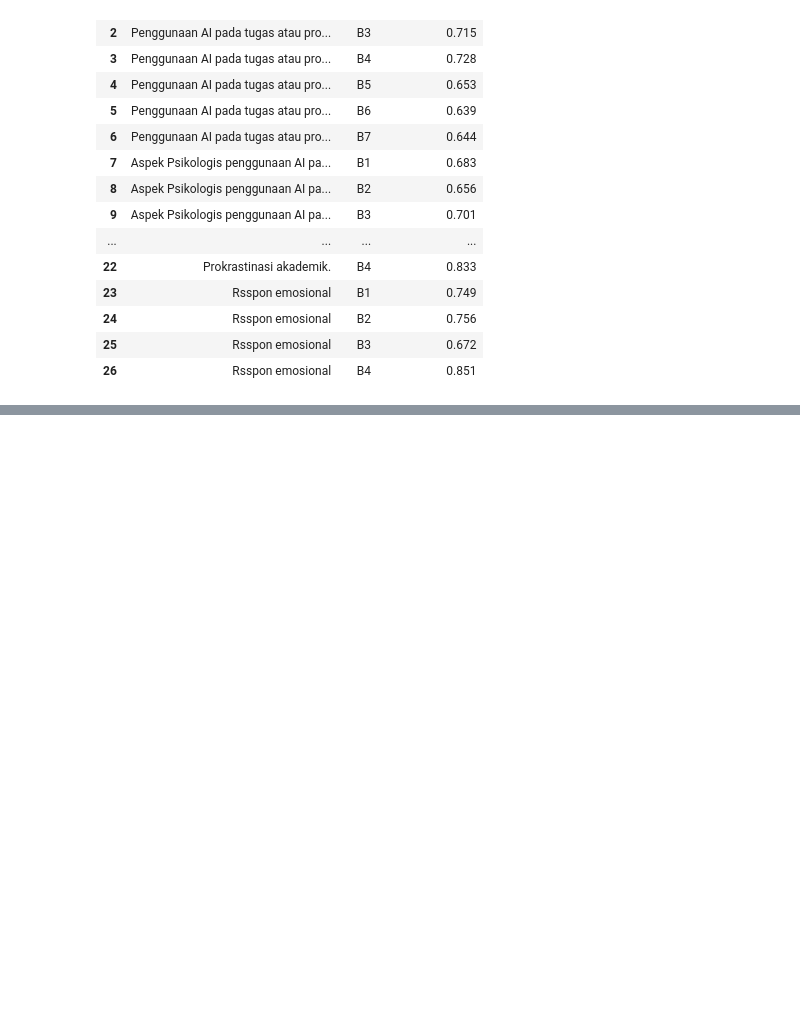
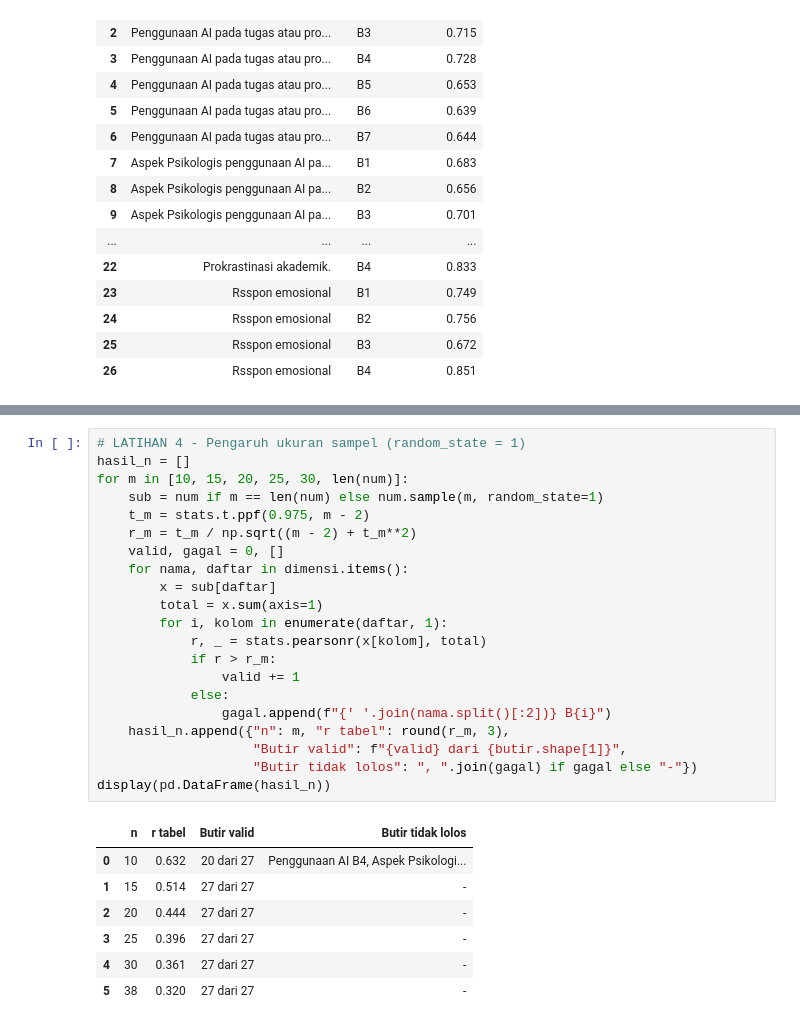
Before and after one commit to Aqilafadilla25/Probstik_AqilaFadila_3TID, a Jupyter notebook: ProbstatUjiKuisoner.ipynb, the cells around one changed output, grey strips where cells are left out. Saved outputs shown, nothing was run; the diff lists cells and outputs as text; blank space fills up the shorter version.

```diff
--- a/ProbstatUjiKuisoner.ipynb
+++ b/ProbstatUjiKuisoner.ipynb
@@ -163,0 +300,29 @@ files.download("hasil_uji_validitas_reliabilitas.xlsx")
+# %%
+# LATIHAN 4 - Pengaruh ukuran sampel (random_state = 1)
+hasil_n = []
+for m in [10, 15, 20, 25, 30, len(num)]:
+    sub = num if m == len(num) else num.sample(m, random_state=1)
+    t_m = stats.t.ppf(0.975, m - 2)
+    r_m = t_m / np.sqrt((m - 2) + t_m**2)
+    valid, gagal = 0, []
+    for nama, daftar in dimensi.items():
+        x = sub[daftar]
+        total = x.sum(axis=1)
+        for i, kolom in enumerate(daftar, 1):
+            r, _ = stats.pearsonr(x[kolom], total)
+            if r > r_m:
+                valid += 1
+            else:
+                gagal.append(f"{' '.join(nama.split()[:2])} B{i}")
+    hasil_n.append({"n": m, "r tabel": round(r_m, 3),
+                    "Butir valid": f"{valid} dari {butir.shape[1]}",
+                    "Butir tidak lolos": ", ".join(gagal) if gagal else "-"})
+display(pd.DataFrame(hasil_n))
+# %% [output]
+|  | n | r tabel | Butir valid | Butir tidak lolos |
+| 0 | 10 | 0.632 | 20 dari 27 | Penggunaan AI B4, Aspek Psikologi... |
+| 1 | 15 | 0.514 | 27 dari 27 | - |
+| 2 | 20 | 0.444 | 27 dari 27 | - |
+| 3 | 25 | 0.396 | 27 dari 27 | - |
+| 4 | 30 | 0.361 | 27 dari 27 | - |
+| 5 | 38 | 0.320 | 27 dari 27 | - |
```
Also changed, not shown: parts of 5 cells of this notebook.
